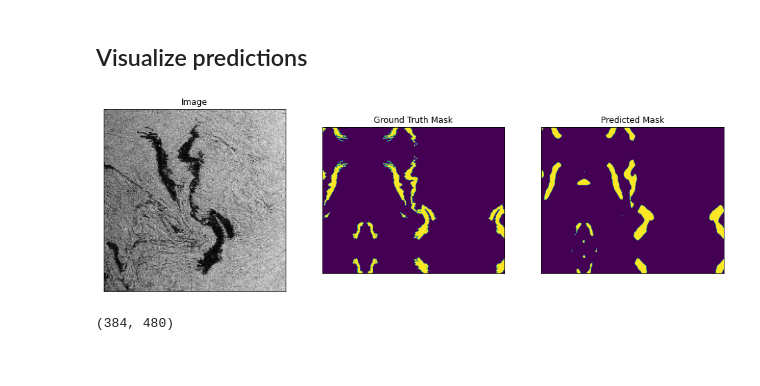
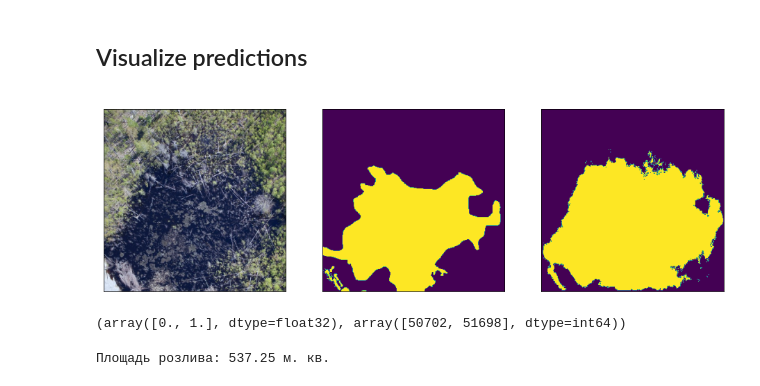
Before and after one commit to buugaaga/pobeda, a Jupyter notebook: notebooks/oil segmentation_earth.ipynb, the cells around one changed output. Saved outputs shown, nothing was run; the diff lists cells and outputs as text; code cells hidden in the pictures.

```diff
--- a/notebooks/oil segmentation_earth.ipynb
+++ b/notebooks/oil segmentation_earth.ipynb
@@ -28,7 +31,7 @@ def visualize(**images):
         plt.subplot(1, n, i + 1)
         plt.xticks([])
         plt.yticks([])
-        plt.title(' '.join(name.split('_')).title())
+        plt.title(' '.join(name.split('_')).title(), color = 'white')
         plt.imshow(image)
     plt.show()
 # %% [markdown]
@@ -139,13 +123,13 @@ import albumentations as albu
 # %%
 def get_training_augmentation():
     train_transform = [
-
+        albu.augmentations.geometric.resize.LongestMaxSize (max_size=640, interpolation=1, always_apply=False, p=1),
         albu.HorizontalFlip(p=0.5),
 
         albu.ShiftScaleRotate(scale_limit=0.5, rotate_limit=0, shift_limit=0.1, p=1, border_mode=0),
 
-        albu.PadIfNeeded(min_height=640, min_width=640, always_apply=True, border_mode=0),
-        albu.RandomCrop(height=640, width=640, always_apply=True),
+        albu.PadIfNeeded(min_height=320, min_width=320, always_apply=True, border_mode=0),
+        albu.RandomCrop(height=320, width=320, always_apply=True),
         albu.augmentations.transforms.GaussNoise(p=0.2),
         albu.augmentations.geometric.transforms.Perspective(p=0.5),
 
@@ -181,7 +165,9 @@ def get_training_augmentation():
 def get_validation_augmentation():
     """Add paddings to make image shape divisible by 32"""
     test_transform = [
-        albu.PadIfNeeded(640, 640)
+        albu.augmentations.geometric.resize.LongestMaxSize (max_size=640, interpolation=1, always_apply=False, p=1),
+        albu.PadIfNeeded(min_height=470, min_width=640, always_apply=True, border_mode=0),
+        albu.RandomCrop(height=320, width=320, always_apply=True),
     ]
     return albu.Compose(test_transform)
 
@@ -311,7 +297,7 @@ valid_epoch = smp.utils.train.ValidEpoch(
 
 max_score = 0
 
-for i in range(0, 40):
+for i in range(0, 100):
 
     print('\nEpoch: {}'.format(i))
     train_logs = train_epoch.run(train_loader)
@@ -366,24 +367,26 @@ test_dataset_vis = Dataset(
 # %%
 for i in range(1):
     n = np.random.choice(len(test_dataset))
 
-    image_vis = test_dataset_vis[n][0].astype('uint8')
     image, gt_mask = test_dataset[n]
 
     gt_mask = gt_mask.squeeze()
 
     x_tensor = torch.from_numpy(image).to(DEVICE).unsqueeze(0)
     pr_mask = best_model.predict(x_tensor)
-    pr_mask = (pr_mask.squeeze().cpu().numpy().round())
-
+    pr_mask = (pr_mask.squeeze().cpu().numpy())
+    pr_mask = np.ravel(binarize(pr_mask.reshape(1,-1), 0.9))
+    pr_mask = pr_mask.reshape(gt_mask.shape)
+    image = image - np.amin(image)
+    image = image/np.amax(image)
     visualize(
-        image=image_vis,
+        drone_image=image.transpose((1, 2, 0)),
         ground_truth_mask=gt_mask,
         predicted_mask=pr_mask
     )
 # %% [output]
-[figure, old version]
+[figure, new version]
-# %%
-gt_mask.shape
-# %% [output]
-(384, 480)
+# %%
+np.unique(pr_mask, return_counts=True)
+# %% [output]
+(array([0., 1.], dtype=float32), array([50702, 51698], dtype=int64))
@@ -389,0 +396,4 @@ gt_mask.shape
+# %%
+print(f'Площадь розлива: {oil_square:.2f} м. кв.')
+# %% [output]
+Площадь розлива: 537.25 м. кв.
```
Also changed, not shown: parts of 8 cells of this notebook, 7 other files.
